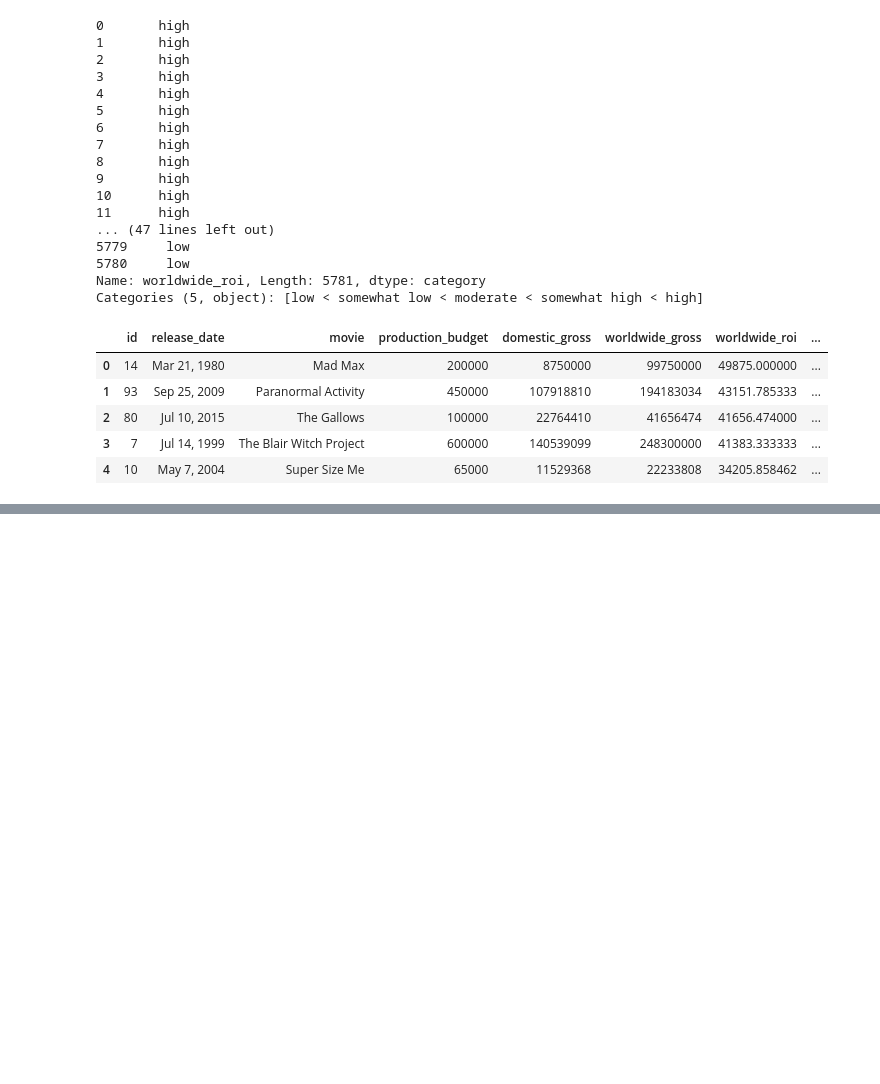
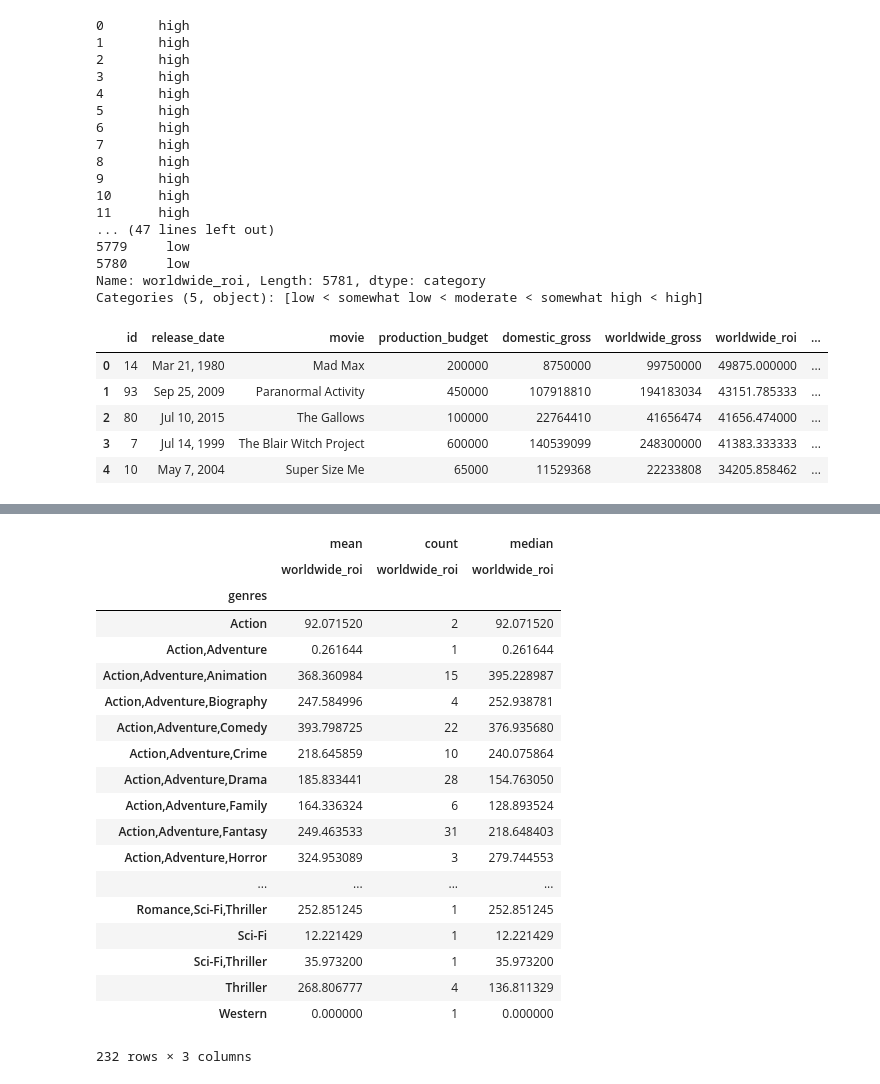
Before and after one commit to thespud56/Module-1-Project, a Jupyter notebook: Notebooks/Data_cleaning.ipynb, the cells around one changed output, grey strips where cells are left out. Cells and saved outputs as stored; diff of their text form; code cells hidden in the pictures; blank space fills up the shorter version.

```diff
--- a/Notebooks/Data_cleaning.ipynb
+++ b/Notebooks/Data_cleaning.ipynb
@@ -183,0 +358,24 @@ df_budgets2.head()
+# %%
+piv1 = pd.pivot_table(fulldata, index='genres', values='worldwide_roi', aggfunc=['mean','count','median'])
+piv1
+# %% [output]
+|  | mean | count | median |
+|  | worldwide_roi | worldwide_roi | worldwide_roi |
+| genres |  |  |  |
+| Action | 92.071520 | 2 | 92.071520 |
+| Action,Adventure | 0.261644 | 1 | 0.261644 |
+| Action,Adventure,Animation | 368.360984 | 15 | 395.228987 |
+| Action,Adventure,Biography | 247.584996 | 4 | 252.938781 |
+| Action,Adventure,Comedy | 393.798725 | 22 | 376.935680 |
+| Action,Adventure,Crime | 218.645859 | 10 | 240.075864 |
+| Action,Adventure,Drama | 185.833441 | 28 | 154.763050 |
+| Action,Adventure,Family | 164.336324 | 6 | 128.893524 |
+| Action,Adventure,Fantasy | 249.463533 | 31 | 218.648403 |
+| Action,Adventure,Horror | 324.953089 | 3 | 279.744553 |
+| ... | ... | ... | ... |
+| Romance,Sci-Fi,Thriller | 252.851245 | 1 | 252.851245 |
+| Sci-Fi | 12.221429 | 1 | 12.221429 |
+| Sci-Fi,Thriller | 35.973200 | 1 | 35.973200 |
+| Thriller | 268.806777 | 4 | 136.811329 |
+| Western | 0.000000 | 1 | 0.000000 |
+232 rows × 3 columns
```
Also changed, not shown: parts of 20 cells of this notebook.
